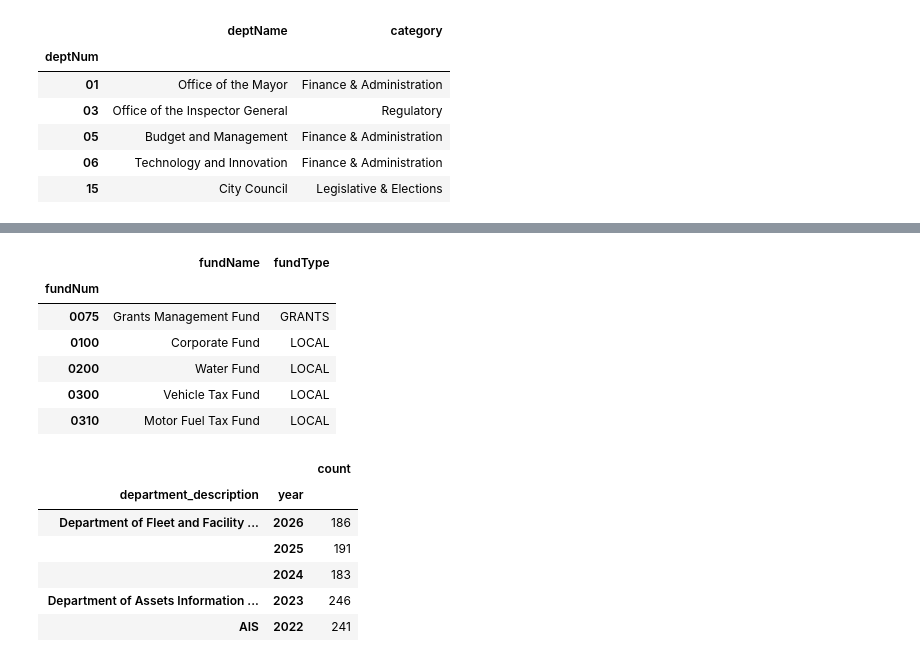
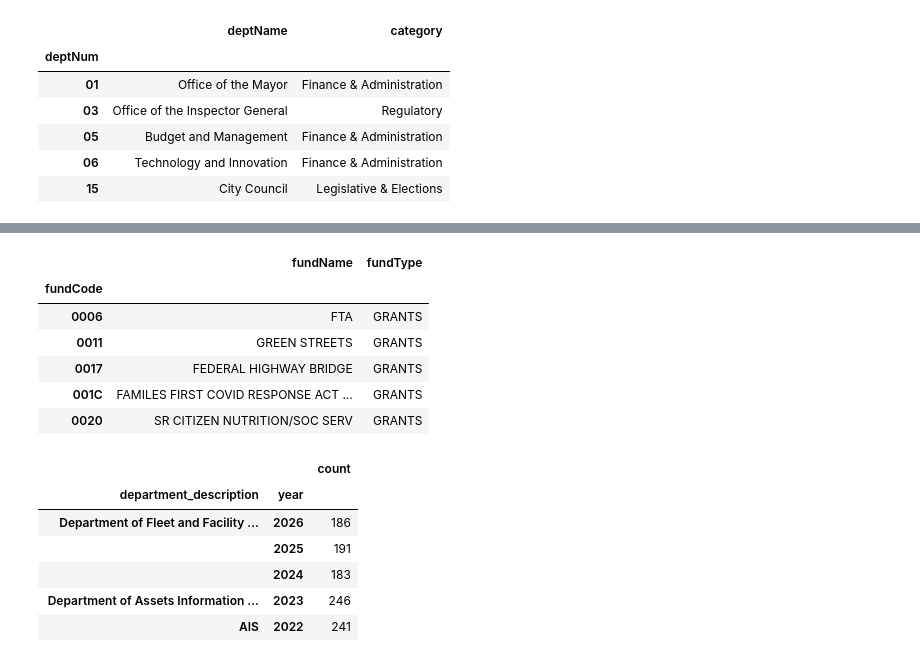
Before and after one commit to RamarkoB/ChiBudget, a Jupyter notebook: python/notebooks/ordinanceTest.ipynb, the cells around one changed output, grey strips where cells are left out. Drawn from its saved outputs; the diff is of its cells as text; code cells hidden in the pictures.

```diff
--- a/python/notebooks/ordinanceTest.ipynb
+++ b/python/notebooks/ordinanceTest.ipynb
@@ -526,34 +565,31 @@ deptsDF.head()
 # %%
-accountsSeries = splitSeries(accounts, ["accountNum", "accountName"])
-fundsSeries = splitSeries(fundsCodes, ["fundNum", "fundName"])
-fundTypes = (
+fundsDF = (
     df[["fundType", "fundCode"]]
     .value_counts()
     .to_frame()
     .drop(["count"], axis=1)
     .reset_index()
     .sort_values(by=["fundCode"])
     .set_index("fundCode")
 )
-
-fundsDF = pd.concat([fundsSeries, fundTypes], axis=1)
+fundsDF["fundName"] = splitSeries(fundsCodes, ["fundNum", "fundName"])
 fundsDF["fundName"] = fundsDF.apply(
     lambda row: (
         df[df["fundCode"] == row.name].iloc[0]["fundDescription"]
         if pd.isna(row["fundName"])
         else row["fundName"]
     ),
     axis=1,
 )
-fundsDF.index.name = "fundNum"
+fundsDF = fundsDF[["fundName", "fundType"]]
 fundsDF.head()
 # %% [output]
 |  | fundName | fundType |
-| fundNum |  |  |
-| 0075 | Grants Management Fund | GRANTS |
-| 0100 | Corporate Fund | LOCAL |
-| 0200 | Water Fund | LOCAL |
-| 0300 | Vehicle Tax Fund | LOCAL |
-| 0310 | Motor Fuel Tax Fund | LOCAL |
+| fundCode |  |  |
+| 0006 | FTA | GRANTS |
+| 0011 | GREEN STREETS | GRANTS |
+| 0017 | FEDERAL HIGHWAY BRIDGE | GRANTS |
+| 001C | FAMILES FIRST COVID RESPONSE ACT ... | GRANTS |
+| 0020 | SR CITIZEN NUTRITION/SOC SERV | GRANTS |
 # %%
 df[df["deptNum"] == "38"][
```
Also changed, not shown: parts of 7 cells of this notebook, 11 other files.
